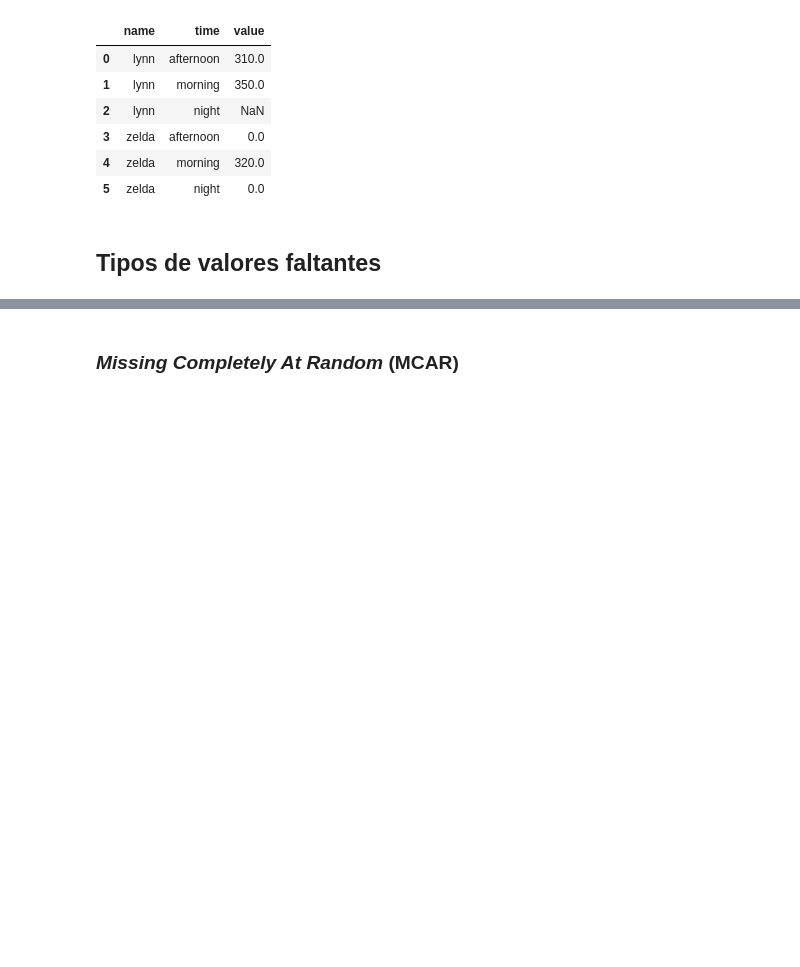
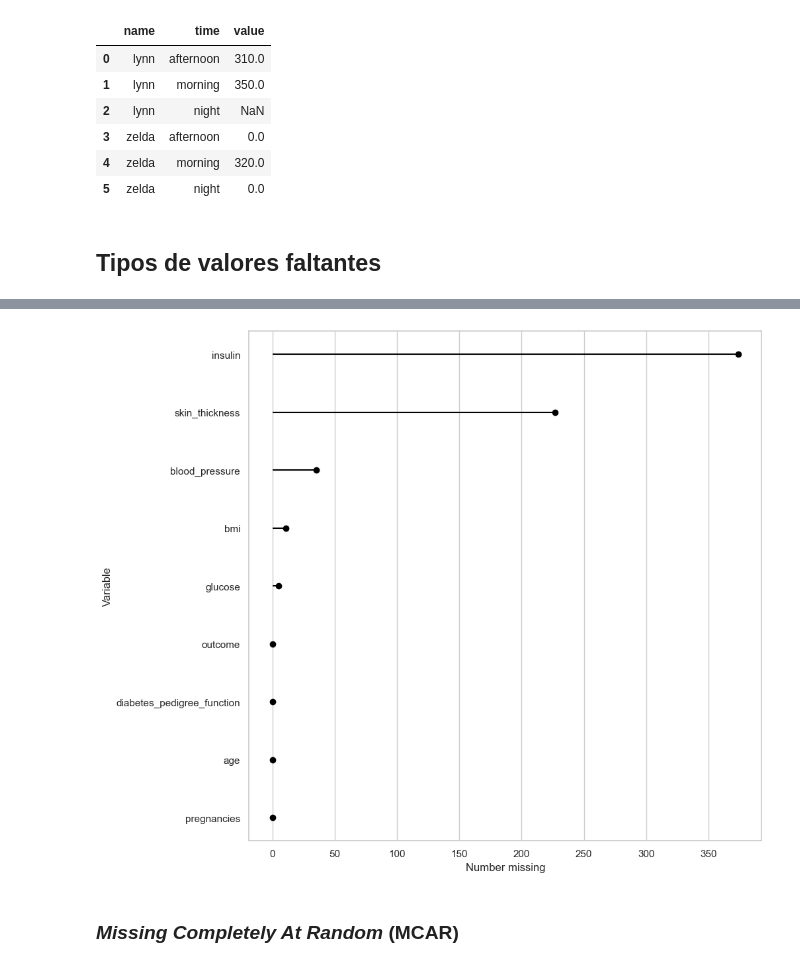
Before and after one commit to Horaciomb/ManejoDatosFaltantes-Detecci-n-y-Exploraci-n, a Jupyter notebook: live-exploration-missing-values.ipynb, the cells around one changed output, grey strips where cells are left out. Saved outputs shown, nothing was run; the diff lists cells and outputs as text; code cells hidden in the pictures; blank space fills up the shorter version.

```diff
--- a/live-exploration-missing-values.ipynb
+++ b/live-exploration-missing-values.ipynb
@@ -734,2 +738,8 @@ implicit_to_explicit_df.complete(
+# %%
+diabetes_df[diabetes_df.columns[1:6]] = diabetes_df[diabetes_df.columns[1:6]].replace(0, np.nan)
+# %%
+diabetes_df.missing.missing_variable_plot()
+# %% [output]
+[figure, added]
 # %% [markdown]
 ### _Missing Completely At Random_ (MCAR)
```
Also changed, not shown: parts of 4 cells of this notebook.
